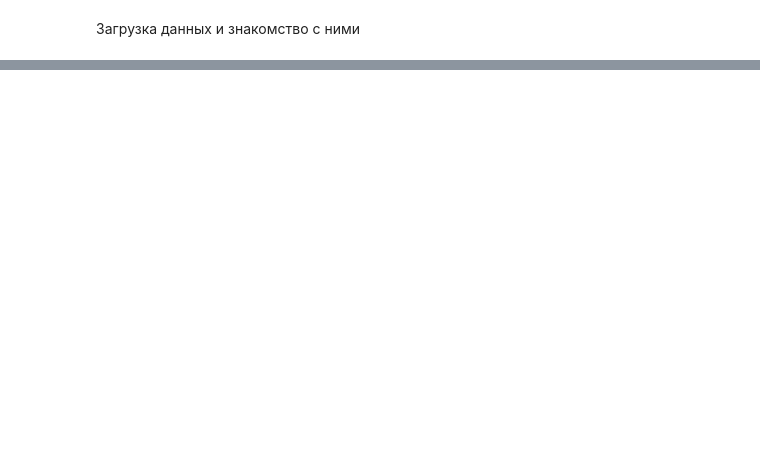
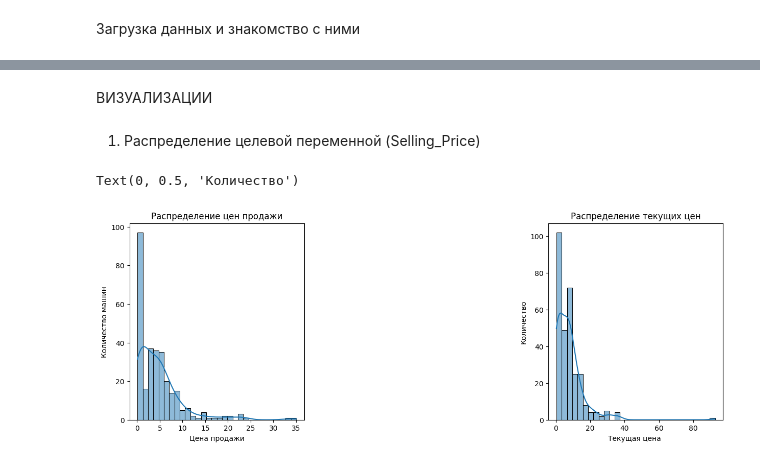
Before and after one commit to YakovlevaAL/iis, a Jupyter notebook: eda/eda.ipynb, the cells around one changed output, grey strips where cells are left out. Drawn from its saved outputs; the diff is of its cells as text; code cells hidden in the pictures; blank space fills up the shorter version.

```diff
--- a/eda/eda.ipynb
+++ b/eda/eda.ipynb
@@ -72,0 +115,16 @@ memory usage: 21.3+ KB
+# %%
+print("=== ОЧИСТКА ДАННЫХ ===")
+print(f"Исходный размер датасета: {len(df)}")
+
+# Проверка и удаление дубликатов
+duplicates = df.duplicated().sum()
+print(f"Найдено дубликатов: {duplicates}")
+df = df.drop_duplicates()
+print(f"Размер после удаления дубликатов: {len(df)}")
+
+# Проверка аномальных значений
+print("\nПроверка аномальных значений:")
+print("Минимальная цена:", df['Selling_Price'].min())
+print("Максимальная цена:", df['Selling_Price'].max())
+print("Минимальный пробег:", df['Driven_kms'].min())
+print("Максимальный пробег:", df['Driven_kms'].max())
@@ -72,0 +358,22 @@ memory usage: 21.3+ KB
+# %% [markdown]
+ВИЗУАЛИЗАЦИИ
+# %% [markdown]
+1. Распределение целевой переменной (Selling_Price)
+# %%
+plt.figure(figsize=(15, 5))
+
+plt.subplot(1, 3, 1)
+sns.histplot(df['Selling_Price'], bins=30, kde=True)
+plt.title('Распределение цен продажи')
+plt.xlabel('Цена продажи')
+plt.xlabel('Цена продажи')
+plt.ylabel('Количество машин')
+
+plt.subplot(1, 3, 3)
+sns.histplot(df['Present_Price'], bins=30, kde=True)
+plt.title('Распределение текущих цен')
+plt.xlabel('Текущая цена ')
+plt.ylabel('Количество')
+# %% [output]
+Text(0, 0.5, 'Количество')
+[figure, added]
```
Also changed, not shown: parts of 33 cells of this notebook, 1 other file.
